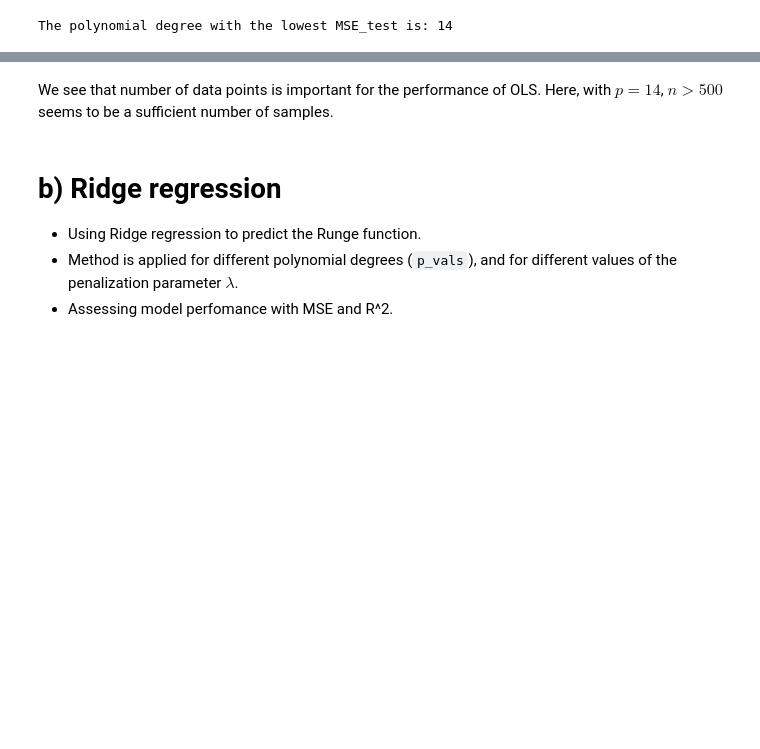
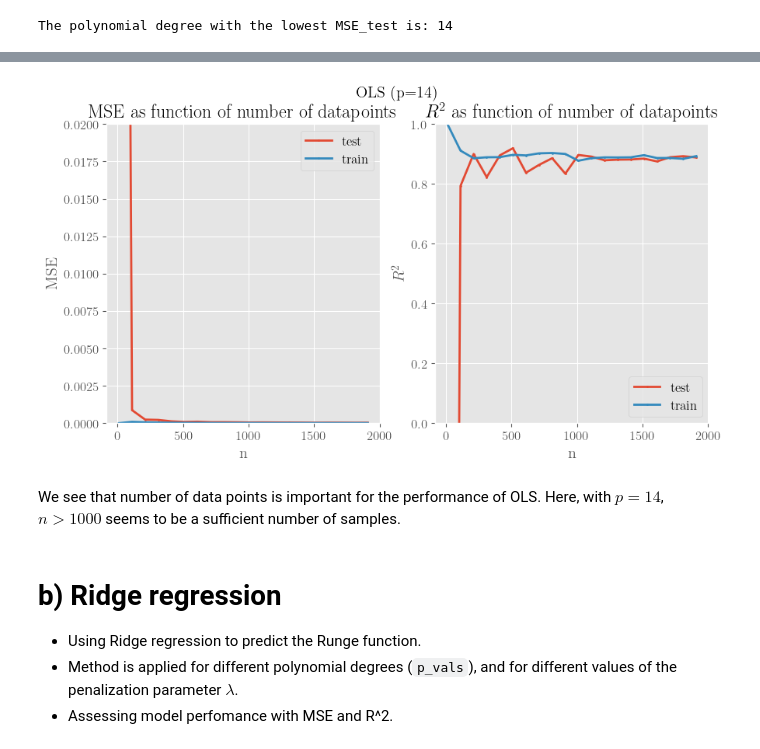
Before and after one commit to kjes4pres/Project_1_FYSSTK, a Jupyter notebook: Code/a_and_b.ipynb, the cells around one changed output, grey strips where cells are left out. Saved outputs shown, nothing was run; the diff lists cells and outputs as text; code cells hidden in the pictures; blank space fills up the shorter version.

```diff
--- a/Code/a_and_b.ipynb
+++ b/Code/a_and_b.ipynb
@@ -135,6 +142,34 @@ Text(0, 0.5, '$R^2$')
 [figure]
+# %%
+fig, ax = plt.subplots(1, 2, figsize=(10, 5))
+
+ax[0].plot(df_OLS_points['n'], df_OLS_points['MSE_test'], marker='o', markersize='1', linewidth='2', label='test')
+ax[0].plot(df_OLS_points['n'], df_OLS_points['MSE_train'], marker='o', markersize='1', linewidth='2', label='train')
+
+ax[1].plot(df_OLS_points['n'], df_OLS_points['R2_test'], marker='o', markersize='1', linewidth='2', label='test')
+ax[1].plot(df_OLS_points['n'], df_OLS_points['R2_train'], marker='o', markersize='1', linewidth='2', label='train')
+
+ax[0].set_title('MSE as function of number of datapoints ')
+ax[1].set_title(r'$R^2$ as function of number of datapoints')
+
+ax[0].set_ylim([0, 0.02])
+ax[1].set_ylim([0, 1])
+
+
+fig.suptitle(f'OLS (p={p})')
+
+for axs in ax:
+    axs.set_xlabel('n')
+    axs.legend()
+
+ax[0].set_ylabel('MSE')
+ax[1].set_ylabel(r'$R^2$')
+
+fig.savefig(out_dir / "a_OLS_MSE_samples_yscale_lim.pdf", dpi=200, bbox_inches="tight")
+# %% [output]
+[figure, added]
 # %% [markdown]
-We see that number of data points is important for the performance of OLS. Here, with $p=14$, $n>500$ seems to be a sufficient number of samples.
+We see that number of data points is important for the performance of OLS. Here, with $p=14$, $n>1000$ seems to be a sufficient number of samples.
 # %% [markdown]
 # b) Ridge regression
 * Using Ridge regression to predict the Runge function.
```
Also changed, not shown: parts of 14 cells of this notebook, 17 other files.
